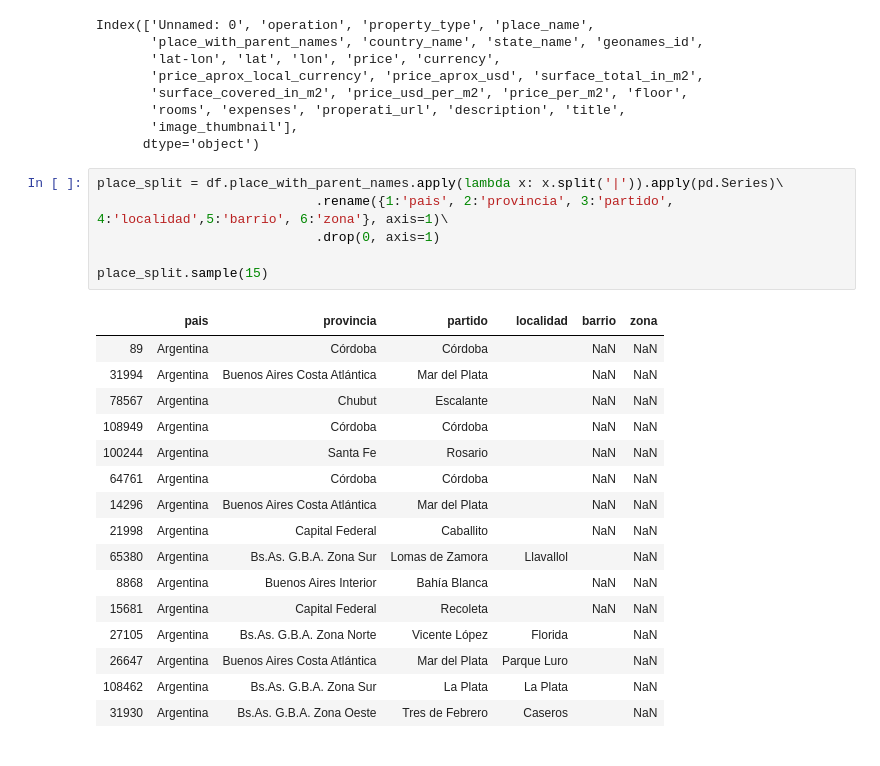
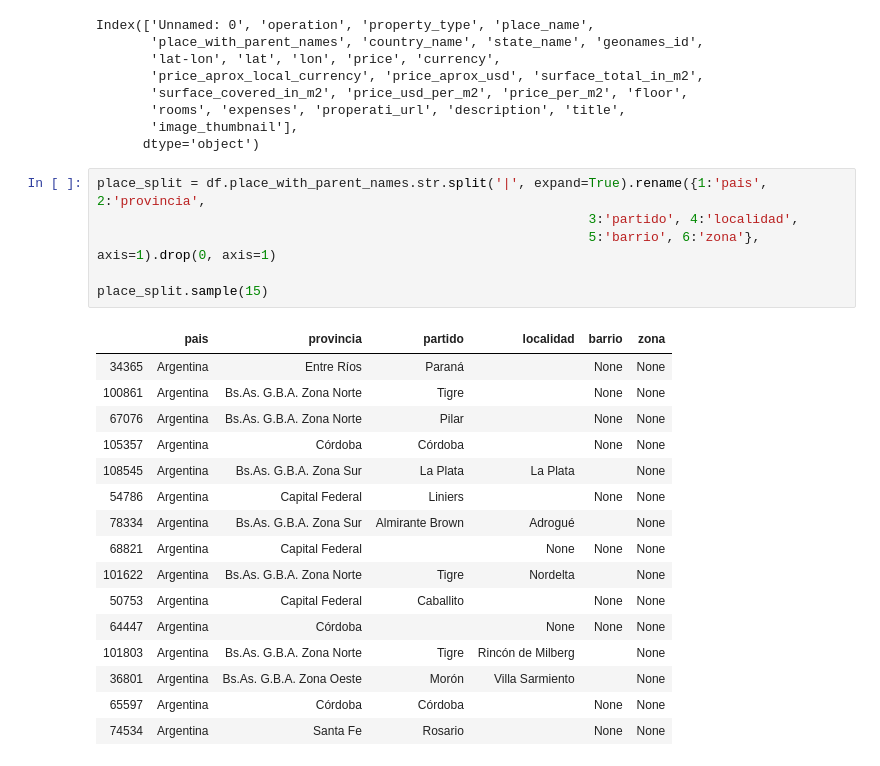
Before and after one commit to francodegio/DigitalHouse, a Jupyter notebook: Desafio Properati.ipynb, the cells around one changed output. Saved outputs shown, nothing was run; the diff lists cells and outputs as text.

```diff
--- a/Desafio Properati.ipynb
+++ b/Desafio Properati.ipynb
@@ -39,25 +40,25 @@ Index(['Unnamed: 0', 'operation', 'property_type', 'place_name',
        'image_thumbnail'],
       dtype='object')
 # %%
-place_split = df.place_with_parent_names.apply(lambda x: x.split('|')).apply(pd.Series)\
-                            .rename({1:'pais', 2:'provincia', 3:'partido', 4:'localidad',5:'barrio', 6:'zona'}, axis=1)\
-                            .drop(0, axis=1)
+place_split = df.place_with_parent_names.str.split('|', expand=True).rename({1:'pais', 2:'provincia',
+                                                               3:'partido', 4:'localidad',
+                                                               5:'barrio', 6:'zona'}, axis=1).drop(0, axis=1)
 
 place_split.sample(15)
 # %% [output]
 |  | pais | provincia | partido | localidad | barrio | zona |
-| 89 | Argentina | Córdoba | Córdoba |  | NaN | NaN |
-| 31994 | Argentina | Buenos Aires Costa Atlántica | Mar del Plata |  | NaN | NaN |
-| 78567 | Argentina | Chubut | Escalante |  | NaN | NaN |
-| 108949 | Argentina | Córdoba | Córdoba |  | NaN | NaN |
-| 100244 | Argentina | Santa Fe | Rosario |  | NaN | NaN |
-| 64761 | Argentina | Córdoba | Córdoba |  | NaN | NaN |
-| 14296 | Argentina | Buenos Aires Costa Atlántica | Mar del Plata |  | NaN | NaN |
-| 21998 | Argentina | Capital Federal | Caballito |  | NaN | NaN |
-| 65380 | Argentina | Bs.As. G.B.A. Zona Sur | Lomas de Zamora | Llavallol |  | NaN |
-| 8868 | Argentina | Buenos Aires Interior | Bahía Blanca |  | NaN | NaN |
-| 15681 | Argentina | Capital Federal | Recoleta |  | NaN | NaN |
-| 27105 | Argentina | Bs.As. G.B.A. Zona Norte | Vicente López | Florida |  | NaN |
-| 26647 | Argentina | Buenos Aires Costa Atlántica | Mar del Plata | Parque Luro |  | NaN |
-| 108462 | Argentina | Bs.As. G.B.A. Zona Sur | La Plata | La Plata |  | NaN |
-| 31930 | Argentina | Bs.As. G.B.A. Zona Oeste | Tres de Febrero | Caseros |  | NaN |
+| 34365 | Argentina | Entre Ríos | Paraná |  | None | None |
+| 100861 | Argentina | Bs.As. G.B.A. Zona Norte | Tigre |  | None | None |
+| 67076 | Argentina | Bs.As. G.B.A. Zona Norte | Pilar |  | None | None |
+| 105357 | Argentina | Córdoba | Córdoba |  | None | None |
+| 108545 | Argentina | Bs.As. G.B.A. Zona Sur | La Plata | La Plata |  | None |
+| 54786 | Argentina | Capital Federal | Liniers |  | None | None |
+| 78334 | Argentina | Bs.As. G.B.A. Zona Sur | Almirante Brown | Adrogué |  | None |
+| 68821 | Argentina | Capital Federal |  | None | None | None |
+| 101622 | Argentina | Bs.As. G.B.A. Zona Norte | Tigre | Nordelta |  | None |
+| 50753 | Argentina | Capital Federal | Caballito |  | None | None |
+| 64447 | Argentina | Córdoba |  | None | None | None |
+| 101803 | Argentina | Bs.As. G.B.A. Zona Norte | Tigre | Rincón de Milberg |  | None |
+| 36801 | Argentina | Bs.As. G.B.A. Zona Oeste | Morón | Villa Sarmiento |  | None |
+| 65597 | Argentina | Córdoba | Córdoba |  | None | None |
+| 74534 | Argentina | Santa Fe | Rosario |  | None | None |
```
Also changed, not shown: parts of 13 cells of this notebook.
